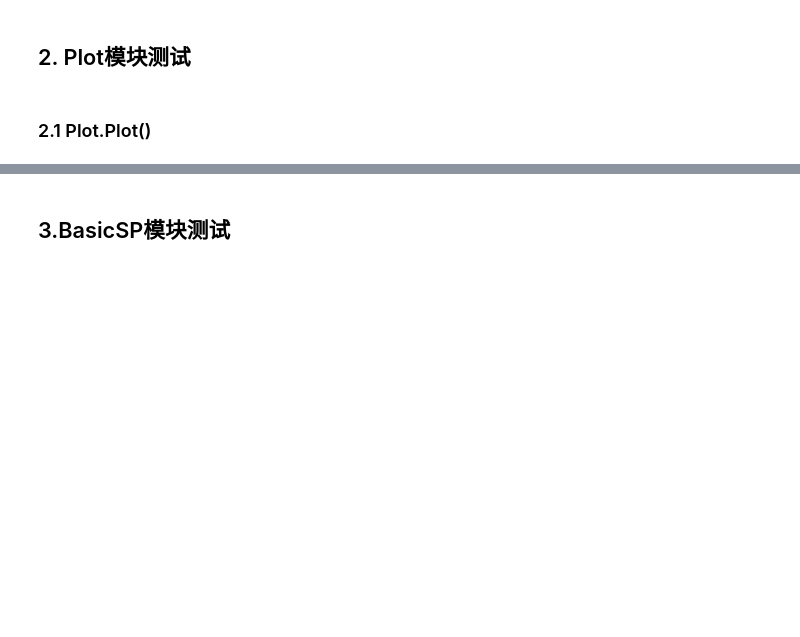
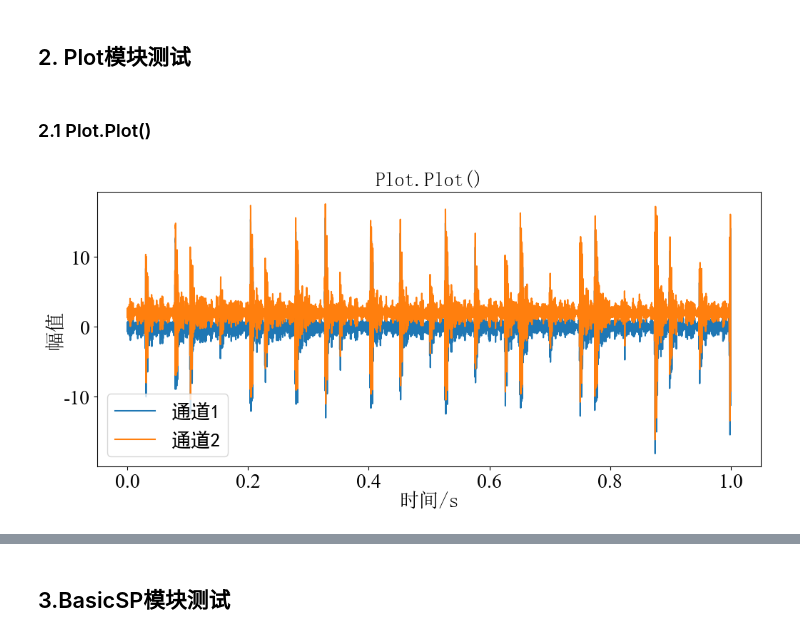
Before and after one commit to xcw1129/PySP, a Jupyter notebook: test.ipynb, the cells around one changed output, grey strips where cells are left out. Cells and saved outputs as stored; diff of their text form; code cells hidden in the pictures; blank space fills up the shorter version.

```diff
--- a/test.ipynb
+++ b/test.ipynb
@@ -235,3 +231,25 @@ except Exception as e:
 ## 2. Plot模块测试
 # %% [markdown]
 ### 2.1 Plot.Plot()
+# %%
+from PySP.Plot_new import Plot
+from PySP.Signal import Signal
+
+try:
+    res = Signal(data=Data, fs=fs, label="测试信号")
+
+    class TestPlot(Plot):
+        def _custom_setup(self, Axis, Data):
+            for i, data in enumerate(Data):
+                self.axes.plot(Axis, data, label=f"通道{i+1}")
+            self.axes.legend()
+
+    TestPlot(
+        xlabel="时间/s",
+        ylabel="幅值",
+        title="Plot.Plot()",
+    ).plot(Axis=res.t_Axis, Data=np.array([res, res + 2]))
+except Exception as e:
+    print(e)
+# %% [output]
+[figure, added]
```
Also changed, not shown: parts of 15 cells of this notebook.
